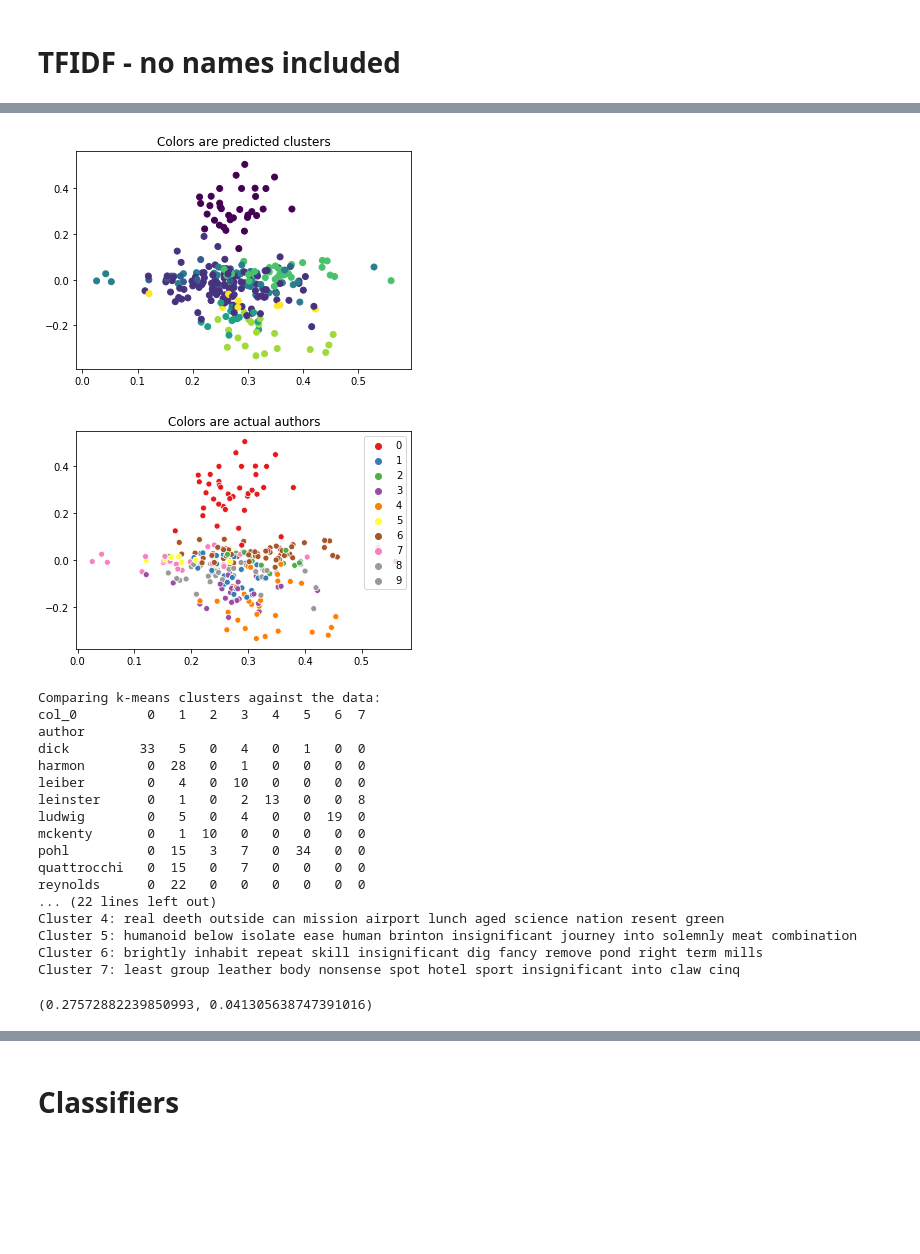
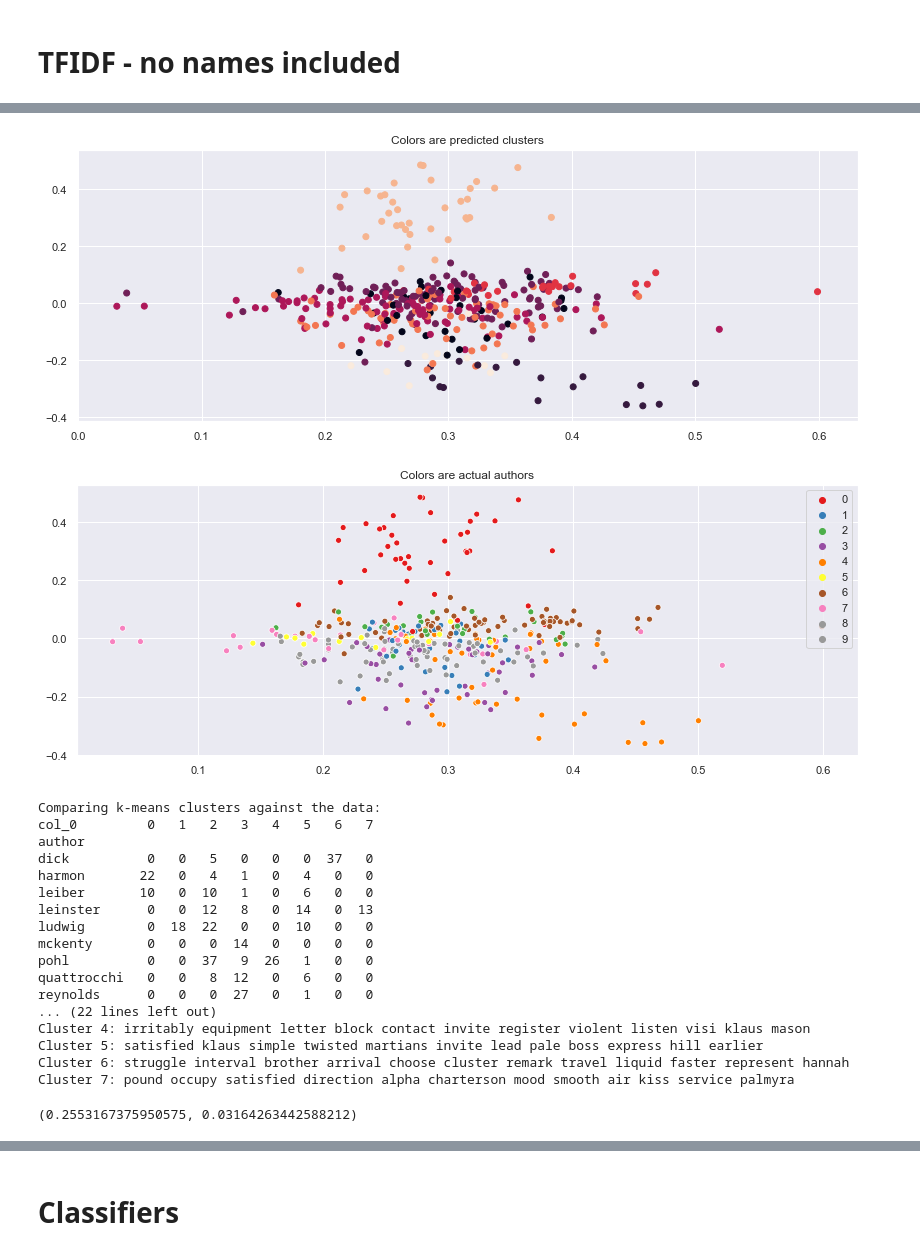
Before and after one commit to cbevis/U4_Capstone, a Jupyter notebook: U4_Capstone.ipynb, the cells around one changed output, grey strips where cells are left out. Saved outputs shown, nothing was run; the diff lists cells and outputs as text; code cells hidden in the pictures; blank space fills up the shorter version.

```diff
--- a/U4_Capstone.ipynb
+++ b/U4_Capstone.ipynb
@@ -489,14 +570,14 @@ df_pos['all_caps'] = df['all_caps']
 # %%
 #Normalize POS data along feature axis to make up for shorter and longer passages
 norm = Normalizer(norm='l2')
-Xpos_norm = norm.fit_transform(df_pos)
+Xpos_norm = norm.fit_transform(df_pos[df_pos_cols])
 
-X_train3, X_test3, y_train3, y_test3 = train_test_split(Xpos_norm,
+X_train_pos, X_test_pos, y_train_pos, y_test_pos = train_test_split(Xpos_norm,
                                                     df['author'],
                                                     test_size=0.25,
                                                     random_state=0)
 
-y_train_text, y_test_text = train_test_split(df['text'], test_size=0.3, random_state=0)
+y_train_text, y_test_text = train_test_split(df['text'], test_size=0.25, random_state=0)
 # %%
 # Here we set the bandwidth. This function automatically derives a bandwidth
 # number based on an inspection of the distances among points in the data.
@@ -679,12 +793,11 @@ vect_tfidf_no_name = TfidfVectorizer(max_df=0.75, # drop words that occur in mor
                                     )
 
 
-#Applying the vectorizer
-tfidf2 = vect_tfidf_no_name.fit_transform(both_no_people)
-print("Number of features: %d" % tfidf2.get_shape()[1])
+#Applying the vectorizer, fit only on training
+X_train_tfidf_no_name = vect_tfidf_no_name.fit_transform(X_train_no_name)
+X_test_tfidf_no_name = vect_tfidf_no_name.transform(X_test_no_name)
 
-#splitting into training and test sets
-X_train_tfidf_no_name, X_test_tfidf_no_name = train_test_split(tfidf2, test_size=0.25, random_state=0)
+print("Number of features: %d" % X_train_tfidf_no_name.get_shape()[1])
 
 
 #Reshapes the vectorizer output into something people can read
@@ -695,7 +808,8 @@ n = X_train_tfidf_csr2.shape[0]
 #A list of dictionaries, one per paragraph
 tfidf_bypara = [{} for _ in range(0,n)]
 #List of features
-terms = vect_tfidf_no_name.get_feature_names()
+no_name_terms = vect_tfidf_no_name.get_feature_names()
+
 #for each paragraph, lists the feature words and their tf-idf scores
 for i, j in zip(*X_train_tfidf_csr2.nonzero()):
     tfidf_bypara[i][terms[j]] = X_train_tfidf_csr2[i, j]
@@ -703,4 +817,19 @@ for i, j in zip(*X_train_tfidf_csr2.nonzero()):
 #Keep in mind that the log base 2 of 1 is 0, so a tf-idf score of 0 indicates that the word was present once in that sentence.
 #print('Original sentence:', X_train[1])
 #print('Tf_idf vector:', tfidf_bypara[1])
+
+df_train_tfidf_no_name = pd.DataFrame(X_train_tfidf_no_name.toarray(), columns=list(no_name_terms))
+df_test_tfidf_no_name = pd.DataFrame(X_test_tfidf_no_name.toarray(), columns=list(no_name_terms))
+
+#Our SVD data reducer.  We are going to reduce the feature space.
+svd2 = TruncatedSVD(200)
+lsa = make_pipeline(svd2, Normalizer(copy=False))
+# Run SVD on the training data, then project the training data.
+
+X_train_lsa_no_name = lsa.fit_transform(X_train_tfidf_no_name)
+X_test_lsa_no_name = lsa.transform(X_test_tfidf_no_name)
+
+variance_explained = svd2.explained_variance_ratio_
+total_variance = variance_explained.sum()
+print("Percent variance captured by all components: {:.2f}".format(total_variance*100))
 # %% [output]
@@ -725,5 +838,5 @@ Percent variance captured by all components: 45.51
 # %%
-def k_means(n_cluster, Xtrain, ytrain, draw=False):
+def k_means(n_cluster, Xtrain, ytrain, draw=False, terms=terms):
     # Calculate predicted values.
     km = KMeans(n_clusters=n_cluster)
     y_pred = km.fit_predict(Xtrain)
@@ -746,17 +859,16 @@ def k_means(n_cluster, Xtrain, ytrain, draw=False):
         plt.show()
         # Check the solution against the data.
         print('Comparing k-means clusters against the data:')
-        print(pd.crosstab(y_train2, y_pred))
+        print(pd.crosstab(ytrain, y_pred))
         print('\nCrosstab with label encoded values.  Columns are clusters\n')
         print(pd.crosstab(y_train_enc, y_pred))
         print('Adjusted Rand Index: {:.2f}'.format(ari_score))
         print('Silhouette Score: {:.2f}'.format(silhouette_score))
 
-        # https://scikit-learn.org/stable/auto_examples/text/plot_document_clustering.html#sphx-glr-auto-examples-text-plot-document-clustering-py
-        original_space_centroids = svd.inverse_transform(km.cluster_centers_)
+        # Need to update svd2 if used with a different model
+        original_space_centroids = svd2.inverse_transform(km.cluster_centers_)
         order_centroids = original_space_centroids.argsort()[:, ::-1]
 
-        terms = vectorizer_tfidf.get_feature_names()
         for i in range(n_cluster):
             print("Cluster %d:" % i, end='')
             for ind in order_centroids[i, :12]:
@@ -793,23 +905,23 @@ for score in scores[:5]:
 # %%
-k_means(8, X_train_lsa2, ytrain=y_train_no_name, draw=True)
+k_means(8, X_train_lsa_no_name, ytrain=y_train_no_name, draw=True)
 # %% [output]
-[figure, old version]
+[figure, new version]
-[figure, old version]
+[figure, new version]
 Comparing k-means clusters against the data:
-col_0         0   1   2   3   4   5   6  7
+col_0         0   1   2   3   4   5   6   7
 author
-dick         33   5   0   4   0   1   0  0
-harmon        0  28   0   1   0   0   0  0
-leiber        0   4   0  10   0   0   0  0
-leinster      0   1   0   2  13   0   0  8
-ludwig        0   5   0   4   0   0  19  0
-mckenty       0   1  10   0   0   0   0  0
-pohl          0  15   3   7   0  34   0  0
-quattrocchi   0  15   0   7   0   0   0  0
-reynolds      0  22   0   0   0   0   0  0
+dick          0   0   5   0   0   0  37   0
+harmon       22   0   4   1   0   4   0   0
+leiber       10   0  10   1   0   6   0   0
+leinster      0   0  12   8   0  14   0  13
+ludwig        0  18  22   0   0  10   0   0
+mckenty       0   0   0  14   0   0   0   0
+pohl          0   0  37   9  26   1   0   0
+quattrocchi   0   0   8  12   0   6   0   0
+reynolds      0   0   0  27   0   1   0   0
 ... (22 lines left out)
-Cluster 4: real deeth outside can mission airport lunch aged science nation resent green
-Cluster 5: humanoid below isolate ease human brinton insignificant journey into solemnly meat combination
-Cluster 6: brightly inhabit repeat skill insignificant dig fancy remove pond right term mills
-Cluster 7: least group leather body nonsense spot hotel sport insignificant into claw cinq
+Cluster 4: irritably equipment letter block contact invite register violent listen visi klaus mason
+Cluster 5: satisfied klaus simple twisted martians invite lead pale boss express hill earlier
+Cluster 6: struggle interval brother arrival choose cluster remark travel liquid faster represent hannah
+Cluster 7: pound occupy satisfied direction alpha charterson mood smooth air kiss service palmyra
-(0.27572882239850993, 0.041305638747391016)
+(0.2553167375950575, 0.03164263442588212)
```
Also changed, not shown: parts of 75 cells of this notebook.
